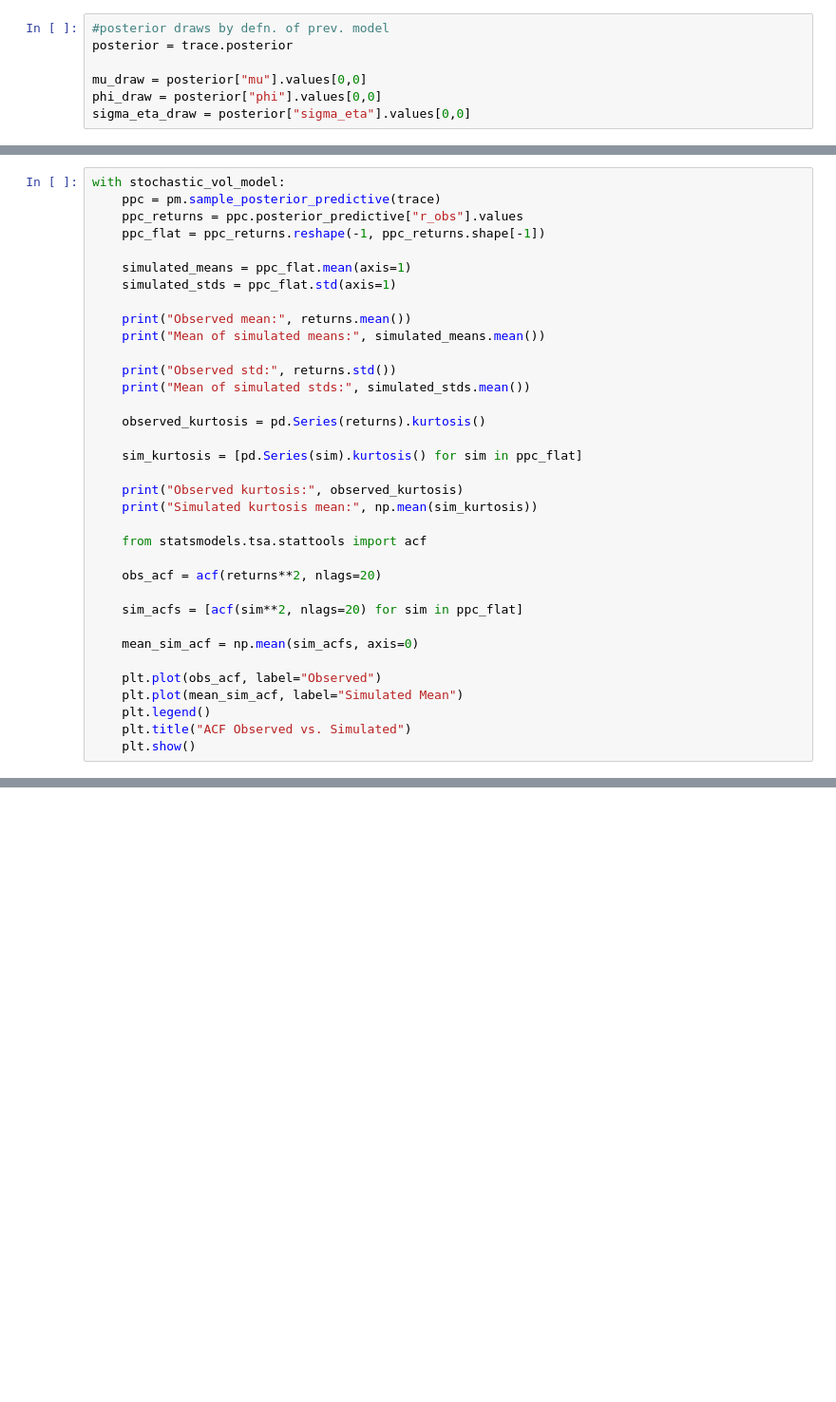
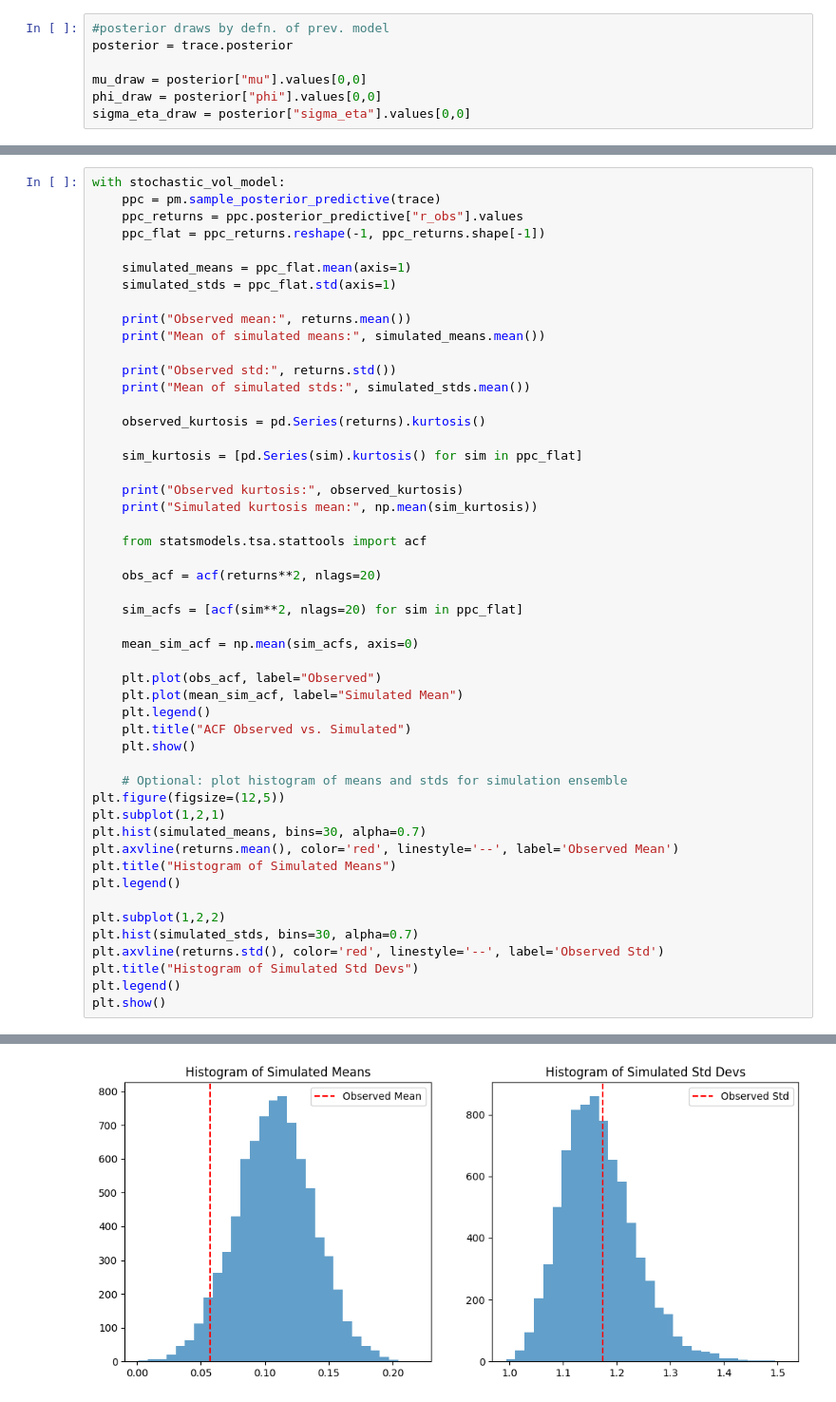
Before and after one commit to codeToad101/Equity-MCMC, a Jupyter notebook: calcVisual.ipynb, the cells around one changed output, grey strips where cells are left out. Shown at 95% size. Cells and saved outputs as stored; diff of their text form; blank space fills up the shorter version.

```diff
--- a/calcVisual.ipynb
+++ b/calcVisual.ipynb
@@ -523,6 +519,21 @@ with stochastic_vol_model:
     plt.legend()
     plt.title("ACF Observed vs. Simulated")
     plt.show()
+
+    # Optional: plot histogram of means and stds for simulation ensemble
+plt.figure(figsize=(12,5))
+plt.subplot(1,2,1)
+plt.hist(simulated_means, bins=30, alpha=0.7)
+plt.axvline(returns.mean(), color='red', linestyle='--', label='Observed Mean')
+plt.title("Histogram of Simulated Means")
+plt.legend()
+
+plt.subplot(1,2,2)
+plt.hist(simulated_stds, bins=30, alpha=0.7)
+plt.axvline(returns.std(), color='red', linestyle='--', label='Observed Std')
+plt.title("Histogram of Simulated Std Devs")
+plt.legend()
+plt.show()
 # %% [output]
 Sampling: [r_obs]
 [interactive output not drawn]
@@ -536 +547,2 @@ Simulated kurtosis mean: 18.171751405723867
 [figure]
+[figure, added]
```
Also changed, not shown: parts of 16 cells of this notebook.
